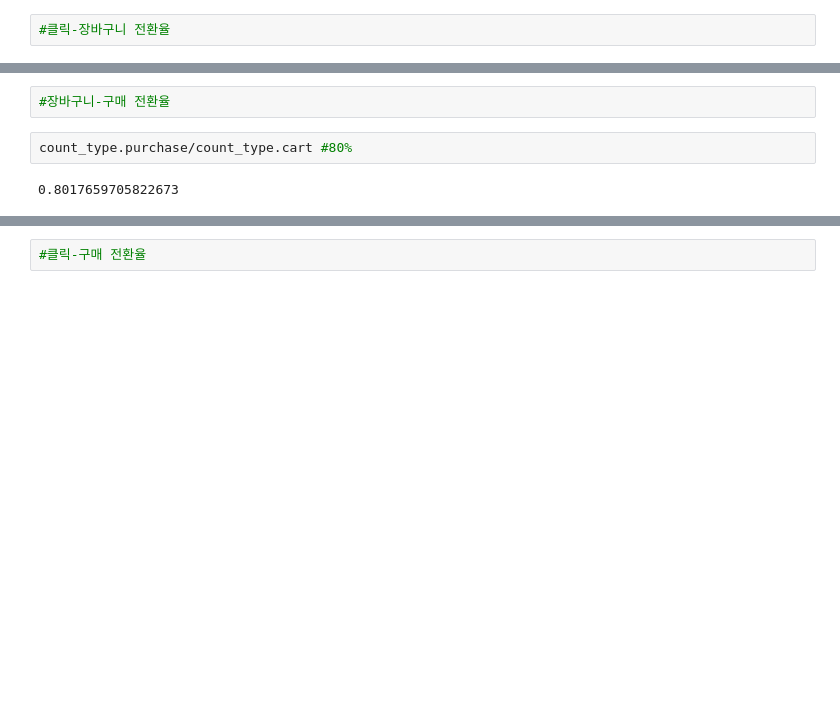
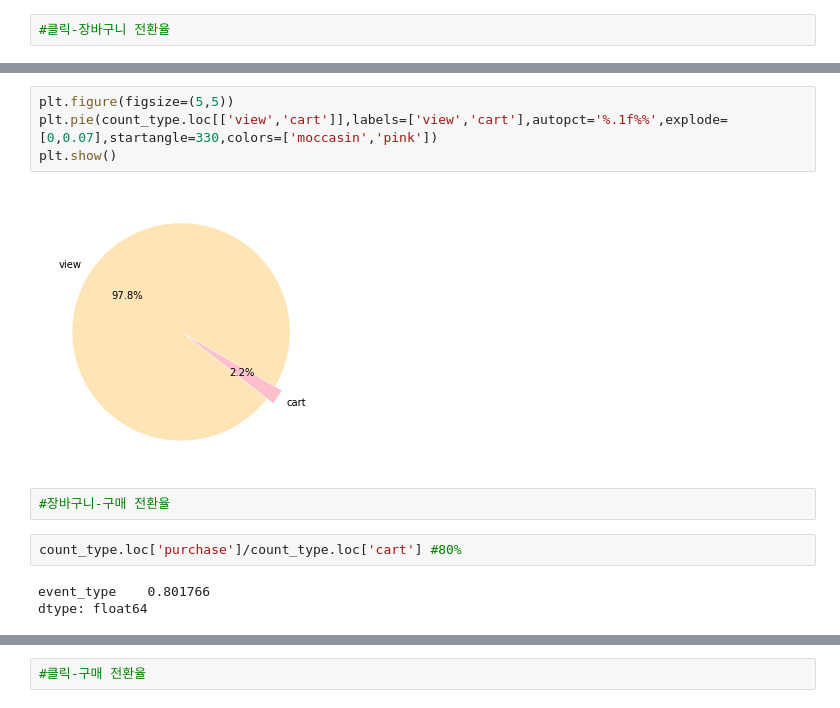
Before and after one commit to lover-swan/project2_2, a Jupyter notebook: (1)EDA1.ipynb, the cells around one changed output, grey strips where cells are left out. Cells and saved outputs as stored; diff of their text form; blank space fills up the shorter version.

```diff
--- a/(1)EDA1.ipynb
+++ b/(1)EDA1.ipynb
@@ -64,6 +65,13 @@ count_type.cart/count_type['view'] #2.3%
+# %%
+plt.figure(figsize=(5,5))
+plt.pie(count_type.loc[['view','cart']],labels=['view','cart'],autopct='%.1f%%',explode=[0,0.07],startangle=330,colors=['moccasin','pink'])
+plt.show()
+# %% [output]
+[figure, added]
 # %%
 #장바구니-구매 전환율
 # %%
-count_type.purchase/count_type.cart #80%
+count_type.loc['purchase']/count_type.loc['cart'] #80%
 # %% [output]
-0.8017659705822673
+event_type    0.801766
+dtype: float64
```
Also changed, not shown: parts of 8 cells of this notebook.
